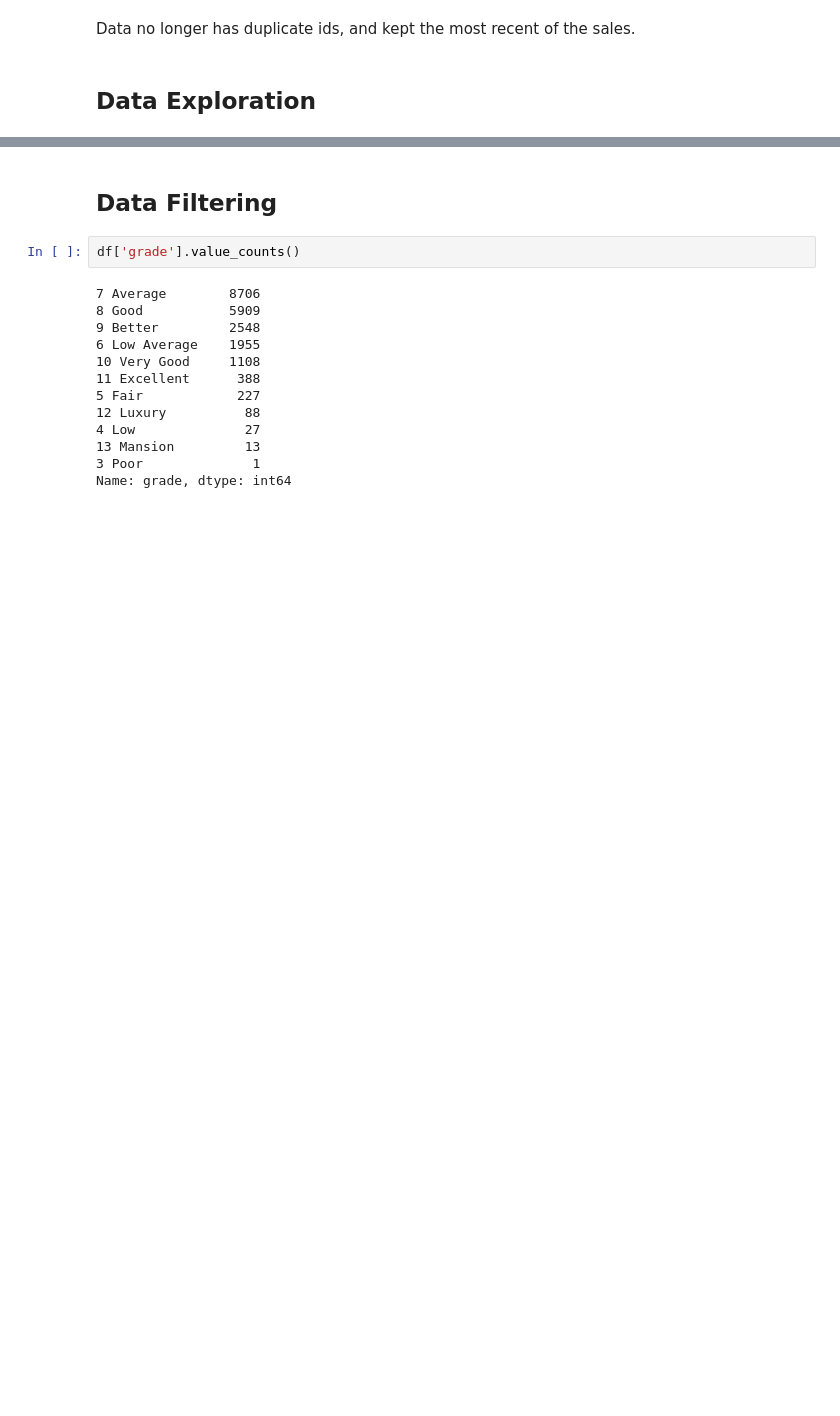
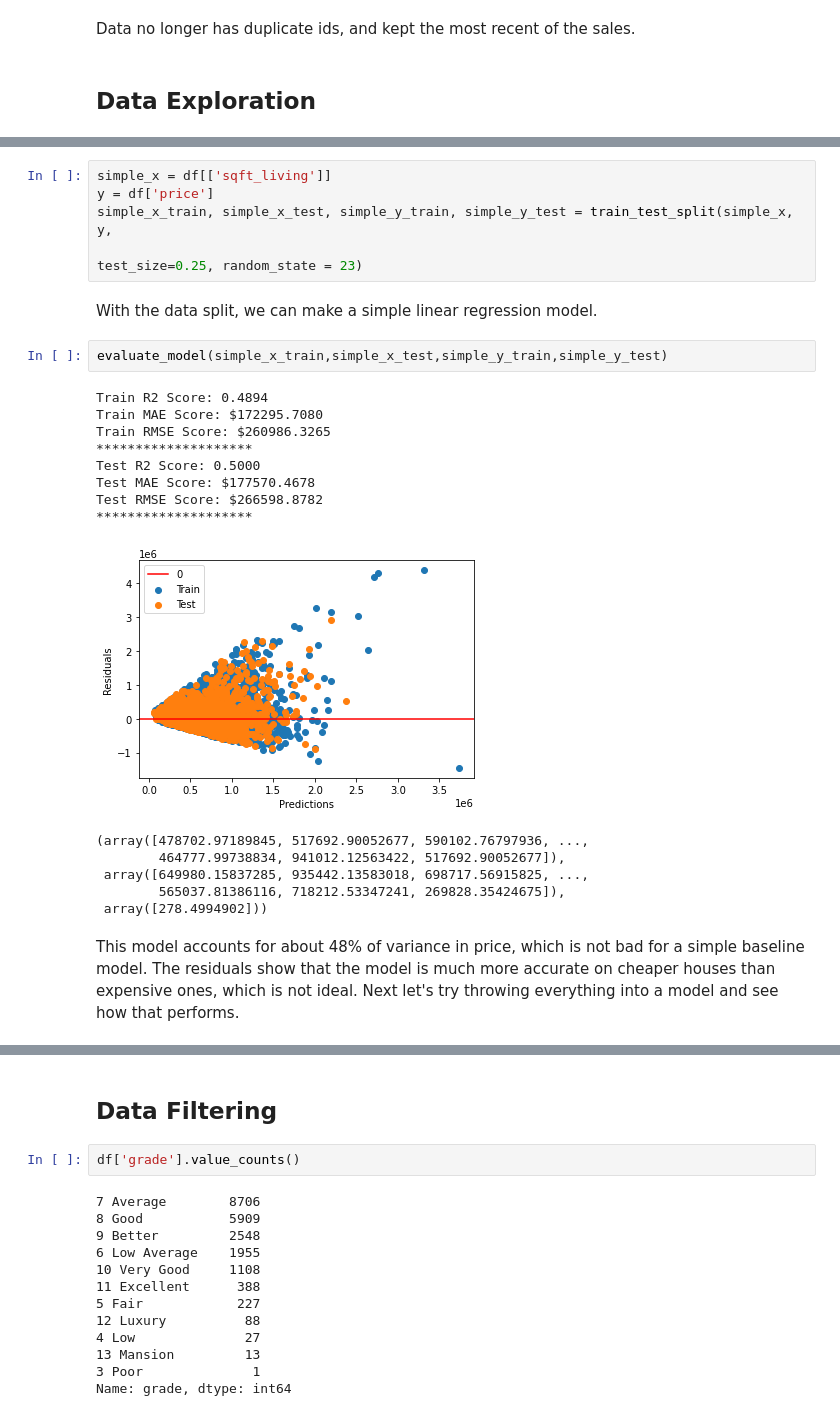
Before and after one commit to pjlannoo/Housing-Data-Project, a Jupyter notebook: FinalNotebook.ipynb, the cells around one changed output, grey strips where cells are left out. Saved outputs shown, nothing was run; the diff lists cells and outputs as text; blank space fills up the shorter version.

```diff
--- a/FinalNotebook.ipynb
+++ b/FinalNotebook.ipynb
@@ -337,0 +432,26 @@ Data no longer has duplicate ids, and kept the most recent of the sales.
+# %%
+simple_x = df[['sqft_living']]
+y = df['price']
+simple_x_train, simple_x_test, simple_y_train, simple_y_test = train_test_split(simple_x, y,
+                                                                                test_size=0.25, random_state = 23)
+# %% [markdown]
+With the data split, we can make a simple linear regression model.
+# %%
+evaluate_model(simple_x_train,simple_x_test,simple_y_train,simple_y_test)
+# %% [output]
+Train R2 Score: 0.4894
+Train MAE Score: $172295.7080
+Train RMSE Score: $260986.3265
+********************
+Test R2 Score: 0.5000
+Test MAE Score: $177570.4678
+Test RMSE Score: $266598.8782
+********************
+[figure, added]
+(array([478702.97189845, 517692.90052677, 590102.76797936, ...,
+        464777.99738834, 941012.12563422, 517692.90052677]),
+ array([649980.15837285, 935442.13583018, 698717.56915825, ...,
+        565037.81386116, 718212.53347241, 269828.35424675]),
+ array([278.4994902]))
+# %% [markdown]
+This model accounts for about 48% of variance in price, which is not bad for a simple baseline model. The residuals show that the model is much more accurate on cheaper houses than expensive ones, which is not ideal. Next let's try throwing everything into a model and see how that performs.
```
Also changed, not shown: parts of 63 cells of this notebook, 2 other files.
